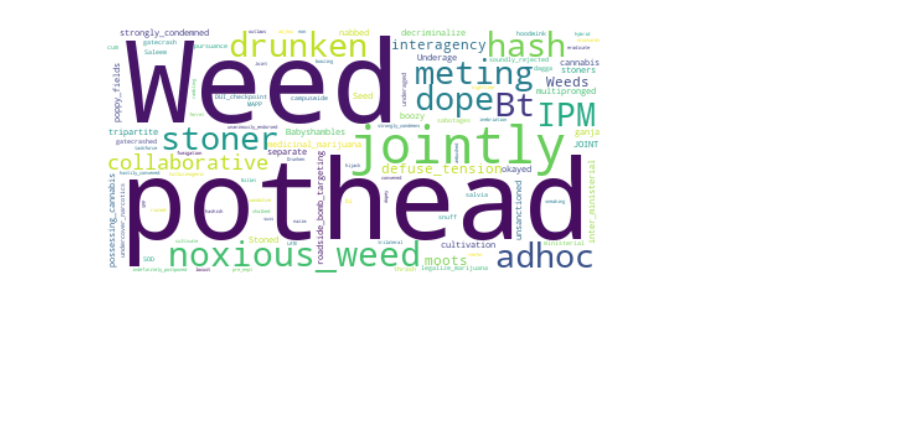
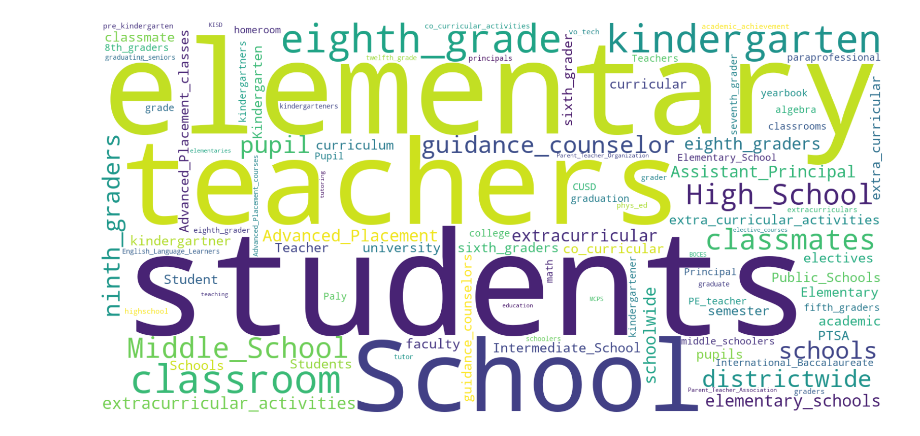
Before and after one commit to koenvanoijen/StakeholdersTool, a Jupyter notebook: GUI/Semants.ipynb, the cells around one changed output. Drawn from its saved outputs; the diff is of its cells as text; code cells hidden in the pictures; blank space fills up the shorter version.

```diff
--- a/GUI/Semants.ipynb
+++ b/GUI/Semants.ipynb
@@ -16,28 +16,53 @@ def most_similar_100(positive_words: list, negative_words = None):
     else:
         return word2vec_model.most_similar(positive=make_list_of_word(positive_words),
                                            negative=make_list_of_word(negative_words), topn=100)
+
+import matplotlib.pyplot as plt
+import numpy as np
+from wordcloud import WordCloud
+from matplotlib.backends.backend_tkagg import FigureCanvasTkAgg
+import customtkinter
+
+
+
+
+def list_to_frequency_dict(frequency_list):
+    return {element: probability for element, probability in frequency_list}
+
+
+def create_wordcloud(frequencies_dict):
+    word_cloud = WordCloud(width=1600, height=800, background_color = 'white').generate_from_frequencies(frequencies_dict)
+
+
+    plt.figure( figsize=(20,10))
+
+    plt.imshow(word_cloud, interpolation='bilinear')
+    plt.axis("off")
+    plt.tight_layout(pad=0)
+    plt.savefig('wordcloud.png', bbox_inches='tight')
 # %%
 import matplotlib.pyplot as plt
 %matplotlib inline
 import numpy as np
 from wordcloud import WordCloud
 
 
 def list_to_frequency_dict(frequency_list):
     return {element: probability for element, probability in frequency_list}
 
 
 def create_wordcloud(frequencies_dict):
-    word_cloud = WordCloud(background_color = 'white').generate_from_frequencies(frequencies_dict)
+    word_cloud = WordCloud(width=1600, height=800, background_color = 'white').generate_from_frequencies(frequencies_dict)
+    plt.figure( figsize=(20,10))
     plt.imshow(word_cloud, interpolation='bilinear')
     plt.axis("off")
-
-    plt.savefig('wordcloud.png', bbox_inches='tight')
+    #plt.tight_layout(pad=0)
+    plt.savefig('berry.png', bbox_inches='tight')
 
 
-frequencies = most_similar(positive_words=["joint", "weed", "stoned"], negative_words=["knees", "bones"])
+frequencies = most_similar_100(positive_words=["teacher", "school", "student"], negative_words=["fish", "preacher"])
 frequencies_dict = list_to_frequency_dict(frequencies)
 
 create_wordcloud(frequencies_dict)
 # %% [output]
-[figure, old version]
+[figure, new version]
```
Also changed, not shown: parts of 2 cells of this notebook, 2 other files.
